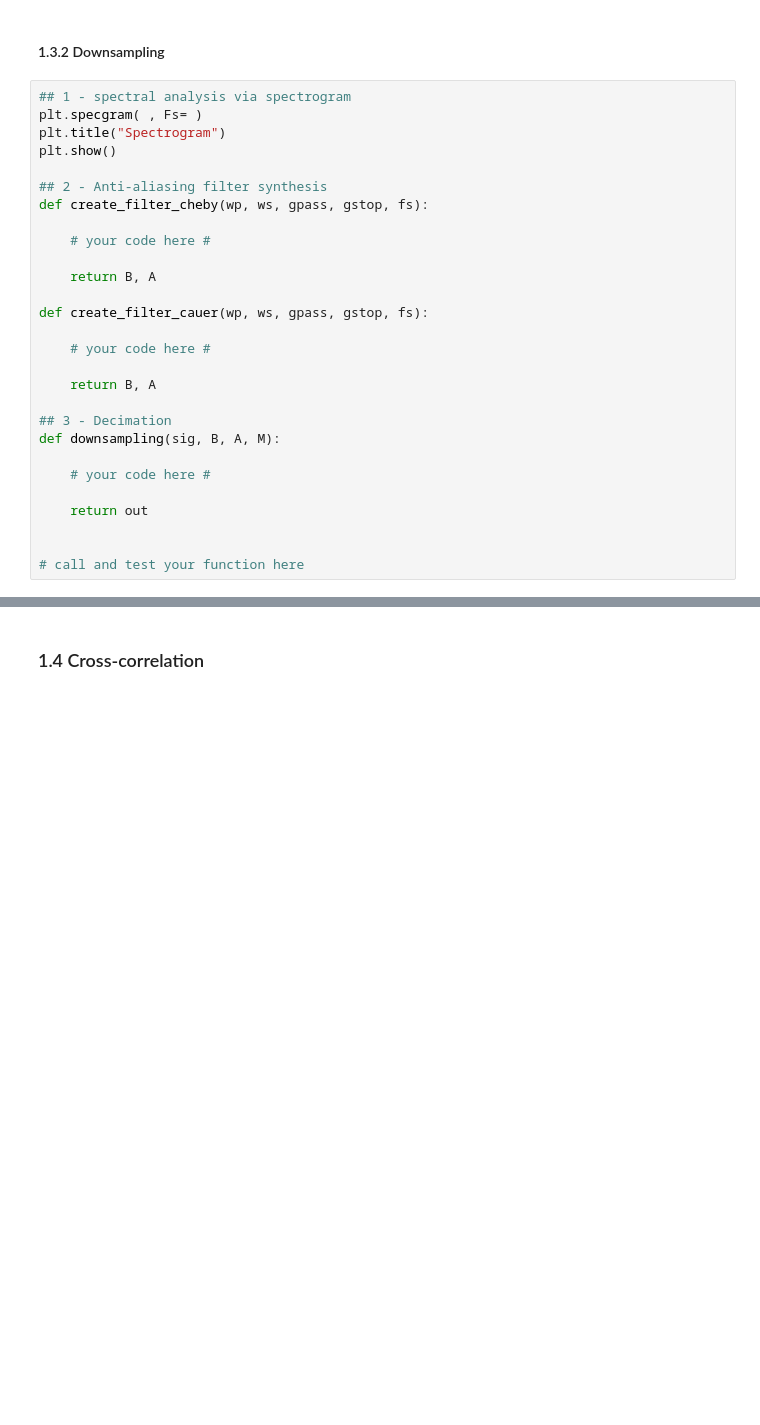
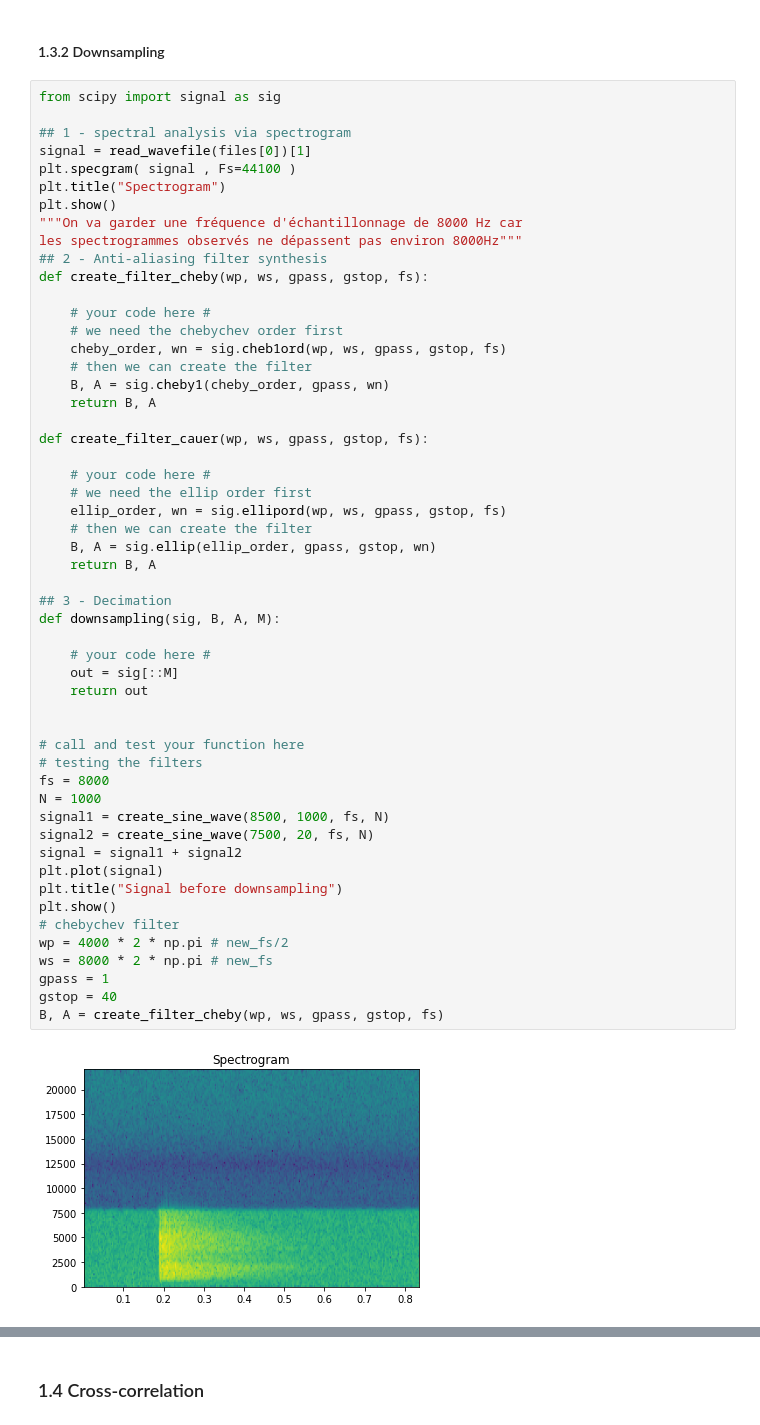
Before and after one commit to Grolash/signal_processing_project, a Jupyter notebook: SP - Project2022.ipynb, the cells around one changed output, grey strips where cells are left out. Saved outputs shown, nothing was run; the diff lists cells and outputs as text; blank space fills up the shorter version.

```diff
--- a/SP - Project2022.ipynb
+++ b/SP - Project2022.ipynb
@@ -65,30 +75,57 @@ def normalise(s):
 # %% [markdown]
 #### 1.3.2 Downsampling
 # %%
+from scipy import signal as sig
+
 ## 1 - spectral analysis via spectrogram
-plt.specgram( , Fs= )
+signal = read_wavefile(files[0])[1]
+plt.specgram( signal , Fs=44100 )
 plt.title("Spectrogram")
 plt.show()
-
+"""On va garder une fréquence d'échantillonnage de 8000 Hz car
+les spectrogrammes observés ne dépassent pas environ 8000Hz"""
 ## 2 - Anti-aliasing filter synthesis
 def create_filter_cheby(wp, ws, gpass, gstop, fs):
 
     # your code here #
-
+    # we need the chebychev order first
+    cheby_order, wn = sig.cheb1ord(wp, ws, gpass, gstop, fs)
+    # then we can create the filter
+    B, A = sig.cheby1(cheby_order, gpass, wn)
     return B, A
 
 def create_filter_cauer(wp, ws, gpass, gstop, fs):
 
     # your code here #
-
+    # we need the ellip order first
+    ellip_order, wn = sig.ellipord(wp, ws, gpass, gstop, fs)
+    # then we can create the filter
+    B, A = sig.ellip(ellip_order, gpass, gstop, wn)
     return B, A
 
 ## 3 - Decimation
 def downsampling(sig, B, A, M):
 
     # your code here #
-
+    out = sig[::M]
     return out
 
 
 # call and test your function here
+# testing the filters
+fs = 8000
+N = 1000
+signal1 = create_sine_wave(8500, 1000, fs, N)
+signal2 = create_sine_wave(7500, 20, fs, N)
+signal = signal1 + signal2
+plt.plot(signal)
+plt.title("Signal before downsampling")
+plt.show()
+# chebychev filter
+wp = 4000 * 2 * np.pi # new_fs/2
+ws = 8000 * 2 * np.pi # new_fs
+gpass = 1
+gstop = 40
+B, A = create_filter_cheby(wp, ws, gpass, gstop, fs)
+# %% [output]
+[figure, added]
```
Also changed, not shown: parts of 3 cells of this notebook, 1 other file.
